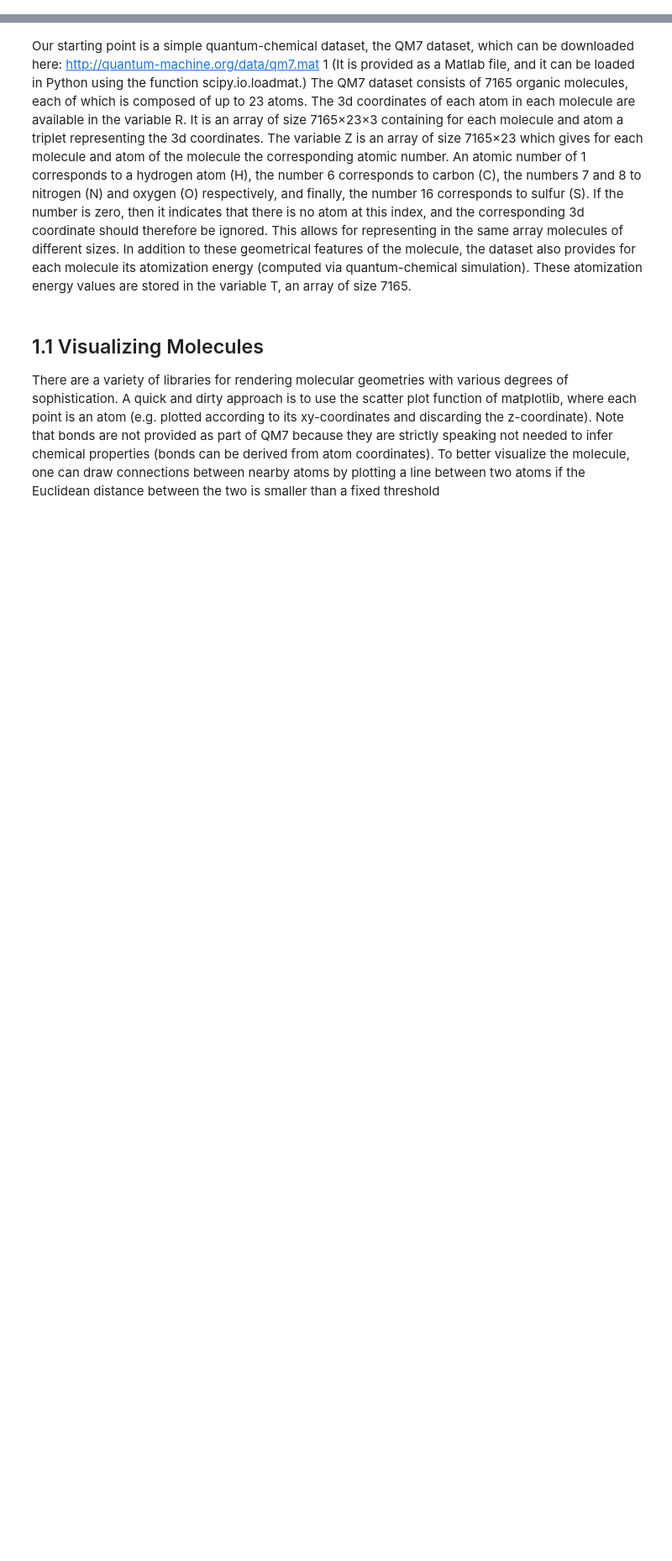
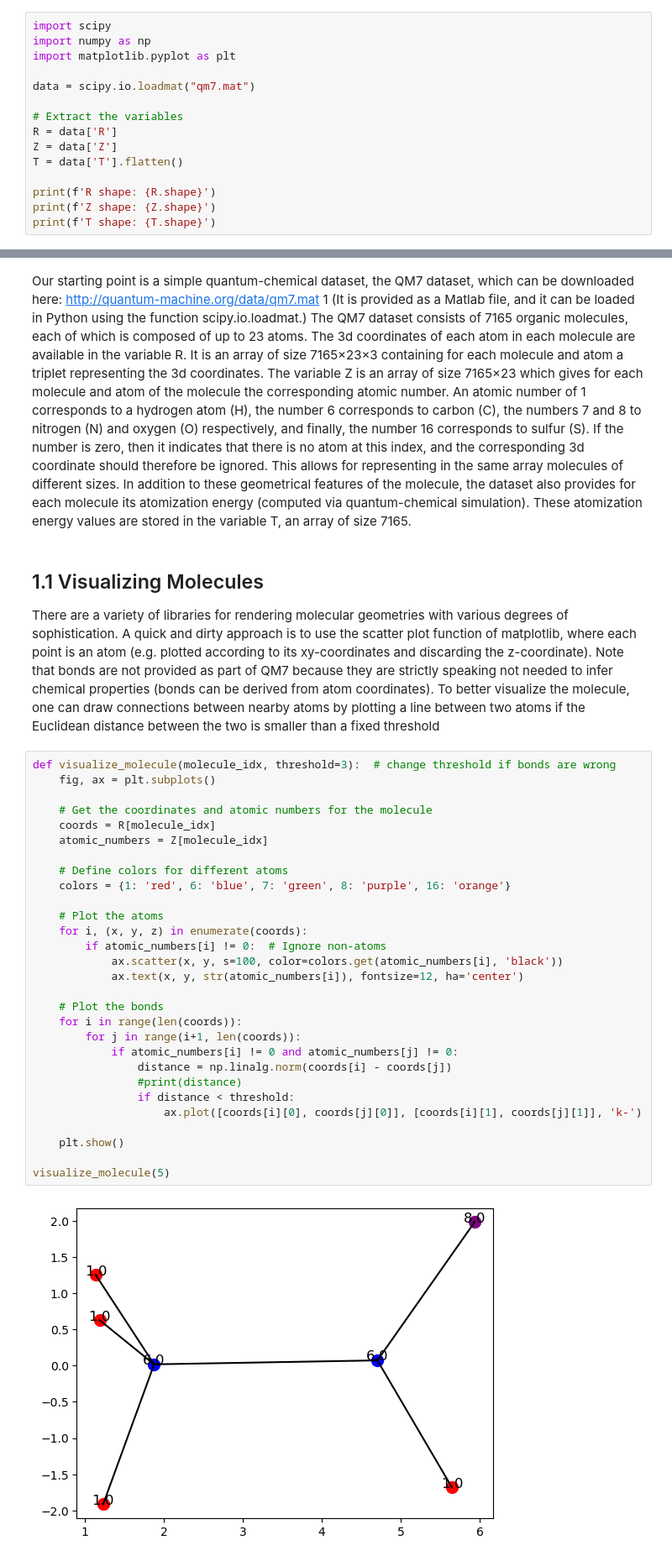
Before and after one commit to mertyaylacigit/ML-for-Data-Science, a Jupyter notebook: Part 2/Lab ML for Data Science Part 2.ipynb, the cells around one changed output, grey strips where cells are left out. Shown at 84% size. Saved outputs shown, nothing was run; the diff lists cells and outputs as text; blank space fills up the shorter version.

Commit message:
1.1 Visualization + 2.1 one-hot-encoded molecules

```diff
--- a/Part 2/Lab ML for Data Science Part 2.ipynb
+++ b/Part 2/Lab ML for Data Science Part 2.ipynb
@@ -28,0 +5,15 @@ data
+# %%
+import scipy
+import numpy as np
+import matplotlib.pyplot as plt
+
+data = scipy.io.loadmat("qm7.mat")
+
+# Extract the variables
+R = data['R']
+Z = data['Z']
+T = data['T'].flatten()
+
+print(f'R shape: {R.shape}')
+print(f'Z shape: {Z.shape}')
+print(f'T shape: {T.shape}')
@@ -51,3 +46,34 @@ not provided as part of QM7 because they are strictly speaking not needed to inf
 (bonds can be derived from atom coordinates). To better visualize the molecule, one can draw connections
 between nearby atoms by plotting a line between two atoms if the Euclidean distance between the two is
 smaller than a fixed threshold
+# %%
+def visualize_molecule(molecule_idx, threshold=3):  # change threshold if bonds are wrong
+    fig, ax = plt.subplots()
+
+    # Get the coordinates and atomic numbers for the molecule
+    coords = R[molecule_idx]
+    atomic_numbers = Z[molecule_idx]
+
+    # Define colors for different atoms
+    colors = {1: 'red', 6: 'blue', 7: 'green', 8: 'purple', 16: 'orange'}
+
+    # Plot the atoms
+    for i, (x, y, z) in enumerate(coords):
+        if atomic_numbers[i] != 0:  # Ignore non-atoms
+            ax.scatter(x, y, s=100, color=colors.get(atomic_numbers[i], 'black'))
+            ax.text(x, y, str(atomic_numbers[i]), fontsize=12, ha='center')
+
+    # Plot the bonds
+    for i in range(len(coords)):
+        for j in range(i+1, len(coords)):
+            if atomic_numbers[i] != 0 and atomic_numbers[j] != 0:
+                distance = np.linalg.norm(coords[i] - coords[j])
+                #print(distance)
+                if distance < threshold:
+                    ax.plot([coords[i][0], coords[j][0]], [coords[i][1], coords[j][1]], 'k-')
+
+    plt.show()
+
+visualize_molecule(5)
+# %% [output]
+[figure, added]
```
Also changed, not shown: parts of 11 cells of this notebook.
